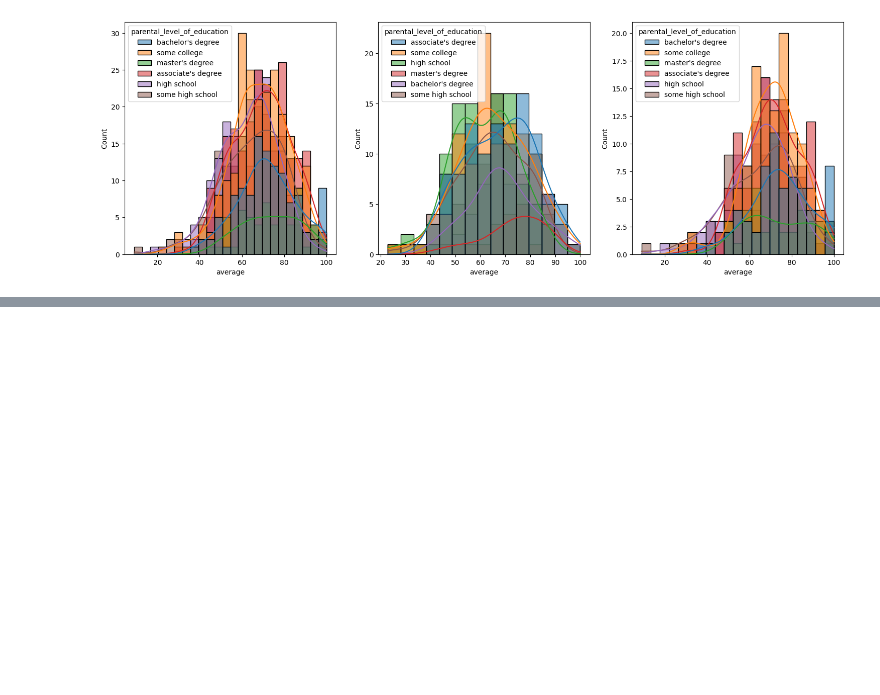
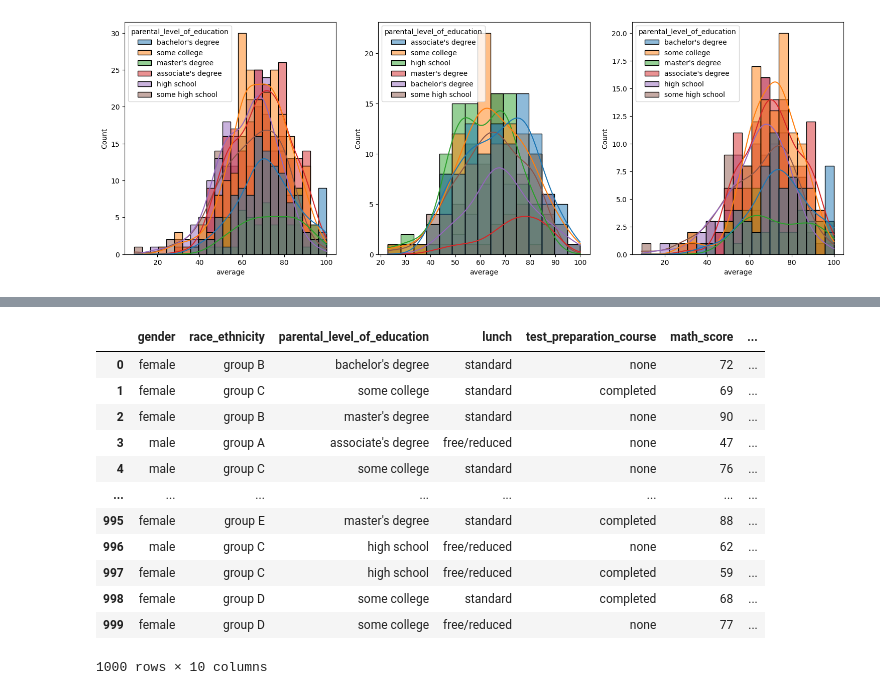
Before and after one commit to Prateek07-Kumar/End-To-End-ML-Project-With-Deployment, a Jupyter notebook: notebook/EDA-STUDENT-PERFORMANCE .ipynb, the cells around one changed output, grey strips where cells are left out. Cells and saved outputs as stored; diff of their text form; code cells hidden in the pictures; blank space fills up the shorter version.

```diff
--- a/notebook/EDA-STUDENT-PERFORMANCE .ipynb
+++ b/notebook/EDA-STUDENT-PERFORMANCE .ipynb
@@ -202,0 +214,16 @@ plt.show()
+# %%
+df
+# %% [output]
+|  | gender | race_ethnicity | parental_level_of_education | lunch | test_preparation_course | math_score | ... |
+| 0 | female | group B | bachelor's degree | standard | none | 72 | ... |
+| 1 | female | group C | some college | standard | completed | 69 | ... |
+| 2 | female | group B | master's degree | standard | none | 90 | ... |
+| 3 | male | group A | associate's degree | free/reduced | none | 47 | ... |
+| 4 | male | group C | some college | standard | none | 76 | ... |
+| ... | ... | ... | ... | ... | ... | ... | ... |
+| 995 | female | group E | master's degree | standard | completed | 88 | ... |
+| 996 | male | group C | high school | free/reduced | none | 62 | ... |
+| 997 | female | group C | high school | free/reduced | completed | 59 | ... |
+| 998 | female | group D | some college | standard | completed | 68 | ... |
+| 999 | female | group D | some college | free/reduced | none | 77 | ... |
+1000 rows × 10 columns
```
Also changed, not shown: parts of 1 cell of this notebook.
